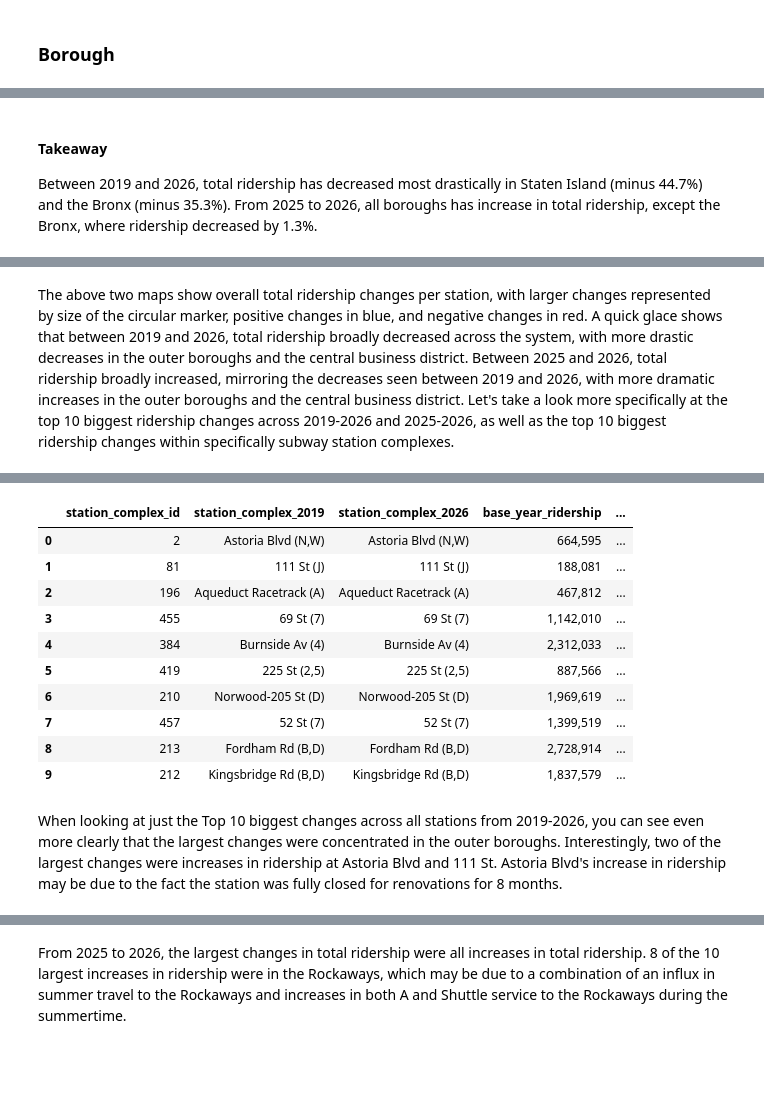
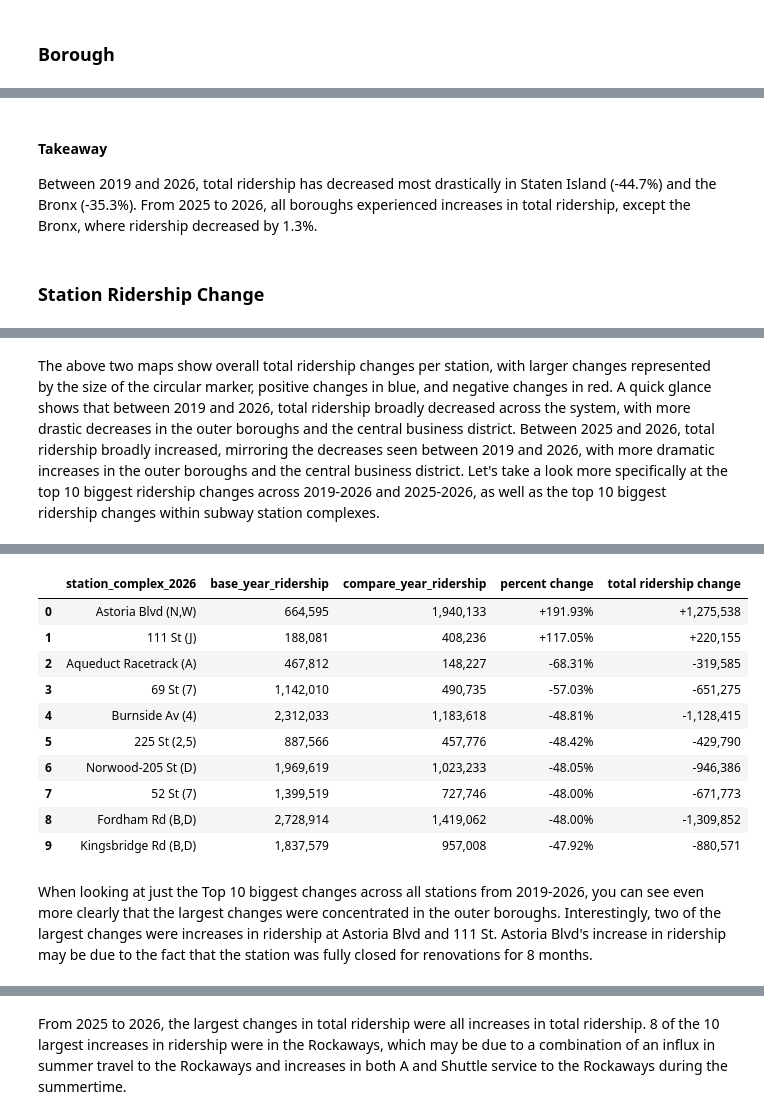
Before and after one commit to amyewang/ridership_analysis, a Jupyter notebook: ridership_analysis.ipynb, the cells around one changed output, grey strips where cells are left out. Drawn from its saved outputs; the diff is of its cells as text; code cells hidden in the pictures; blank space fills up the shorter version.

```diff
--- a/ridership_analysis.ipynb
+++ b/ridership_analysis.ipynb
@@ -615,7 +653,9 @@ plot_borough_changes(table_2025_2026_borough, "2025–2026")
 # %% [markdown]
 #### Takeaway
 
-Between 2019 and 2026, total ridership has decreased most drastically in Staten Island (minus 44.7%) and the Bronx (minus 35.3%). From 2025 to 2026, all boroughs has increase in total ridership, except the Bronx, where ridership decreased by 1.3%.
+Between 2019 and 2026, total ridership has decreased most drastically in Staten Island (-44.7%) and the Bronx (-35.3%). From 2025 to 2026, all boroughs experienced increases in total ridership, except the Bronx, where ridership decreased by 1.3%.
+# %% [markdown]
+### Station Ridership Change
 # %%
 complex_flags = station_complexes[["complex_id", "is_complex"]].assign(
     complex_id=lambda df: df["complex_id"].astype(str),
@@ -712,7 +752,7 @@ def create_comparison_map(comparison_label, comparison_table):
         center={"lat": 40.73, "lon": -73.94},
         zoom=9.5,
         height=750,
-        title=f"Station Ridership Change: {comparison_label} (January–September)",
+        title=f"{comparison_label} (Jan–Sept)",
     )
     change_map_fig.update_traces(marker={"opacity": 0.85, "sizemin": 3})
     station_change_scaled_maps[comparison_label] = change_map_fig
@@ -727,30 +767,30 @@ for comparison_label, comparison_table in [
 [interactive output not drawn]
 [interactive output not drawn]
 # %% [markdown]
-The above two maps show overall total ridership changes per station, with larger changes represented by size of the circular marker, positive changes in blue, and negative changes in red. A quick glace shows that between 2019 and 2026, total ridership broadly decreased across the system, with more drastic decreases in the outer boroughs and the central business district. Between 2025 and 2026, total ridership broadly increased, mirroring the decreases seen between 2019 and 2026, with more dramatic increases in the outer boroughs and the central business district. Let's take a look more specifically at the top 10 biggest ridership changes across 2019-2026 and 2025-2026, as well as the top 10 biggest ridership changes within specifically subway station complexes.
+The above two maps show overall total ridership changes per station, with larger changes represented by the size of the circular marker, positive changes in blue, and negative changes in red. A quick glance shows that between 2019 and 2026, total ridership broadly decreased across the system, with more drastic decreases in the outer boroughs and the central business district. Between 2025 and 2026, total ridership broadly increased, mirroring the decreases seen between 2019 and 2026, with more dramatic increases in the outer boroughs and the central business district. Let's take a look more specifically at the top 10 biggest ridership changes across 2019-2026 and 2025-2026, as well as the top 10 biggest ridership changes within subway station complexes.
 # %%
 station_table_formatting = {
     **station_formatting,
     "base_year_ridership": "{:,.0f}",
     "compare_year_ridership": "{:,.0f}",
 }
 
 create_comparison_map("Top 10 changes, all stations: 2019–2026", top10_2019_2026_station_all)
-display(top10_2019_2026_station_all.style.format(station_table_formatting, na_rep="N/A"))
+display(top10_2019_2026_station_all[["station_complex_2026", "base_year_ridership", "compare_year_ridership", "percent change", "total ridership change"]].style.format(station_table_formatting, na_rep="N/A"))
 # %% [output]
 [interactive output not drawn]
-|  | station_complex_id | station_complex_2019 | station_complex_2026 | base_year_ridership | ... |
-| 0 | 2 | Astoria Blvd (N,W) | Astoria Blvd (N,W) | 664,595 | ... |
-| 1 | 81 | 111 St (J) | 111 St (J) | 188,081 | ... |
-| 2 | 196 | Aqueduct Racetrack (A) | Aqueduct Racetrack (A) | 467,812 | ... |
-| 3 | 455 | 69 St (7) | 69 St (7) | 1,142,010 | ... |
-| 4 | 384 | Burnside Av (4) | Burnside Av (4) | 2,312,033 | ... |
-| 5 | 419 | 225 St (2,5) | 225 St (2,5) | 887,566 | ... |
-| 6 | 210 | Norwood-205 St (D) | Norwood-205 St (D) | 1,969,619 | ... |
-| 7 | 457 | 52 St (7) | 52 St (7) | 1,399,519 | ... |
-| 8 | 213 | Fordham Rd (B,D) | Fordham Rd (B,D) | 2,728,914 | ... |
-| 9 | 212 | Kingsbridge Rd (B,D) | Kingsbridge Rd (B,D) | 1,837,579 | ... |
+|  | station_complex_2026 | base_year_ridership | compare_year_ridership | percent change | total ridership change |
+| 0 | Astoria Blvd (N,W) | 664,595 | 1,940,133 | +191.93% | +1,275,538 |
+| 1 | 111 St (J) | 188,081 | 408,236 | +117.05% | +220,155 |
+| 2 | Aqueduct Racetrack (A) | 467,812 | 148,227 | -68.31% | -319,585 |
+| 3 | 69 St (7) | 1,142,010 | 490,735 | -57.03% | -651,275 |
+| 4 | Burnside Av (4) | 2,312,033 | 1,183,618 | -48.81% | -1,128,415 |
+| 5 | 225 St (2,5) | 887,566 | 457,776 | -48.42% | -429,790 |
+| 6 | Norwood-205 St (D) | 1,969,619 | 1,023,233 | -48.05% | -946,386 |
+| 7 | 52 St (7) | 1,399,519 | 727,746 | -48.00% | -671,773 |
+| 8 | Fordham Rd (B,D) | 2,728,914 | 1,419,062 | -48.00% | -1,309,852 |
+| 9 | Kingsbridge Rd (B,D) | 1,837,579 | 957,008 | -47.92% | -880,571 |
 # %% [markdown]
-When looking at just the Top 10 biggest changes across all stations from 2019-2026, you can see even more clearly that the largest changes were concentrated in the outer boroughs. Interestingly, two of the largest changes were increases in ridership at Astoria Blvd and 111 St. Astoria Blvd's increase in ridership may be due to the fact the station was fully closed for renovations for 8 months.
+When looking at just the Top 10 biggest changes across all stations from 2019-2026, you can see even more clearly that the largest changes were concentrated in the outer boroughs. Interestingly, two of the largest changes were increases in ridership at Astoria Blvd and 111 St. Astoria Blvd's increase in ridership may be due to the fact that the station was fully closed for renovations for 8 months.
 # %%
 create_comparison_map("Top 10 changes, all stations: 2025–2026", top10_2025_2026_station_all)
```
Also changed, not shown: parts of 15 cells of this notebook, 1 other file.
